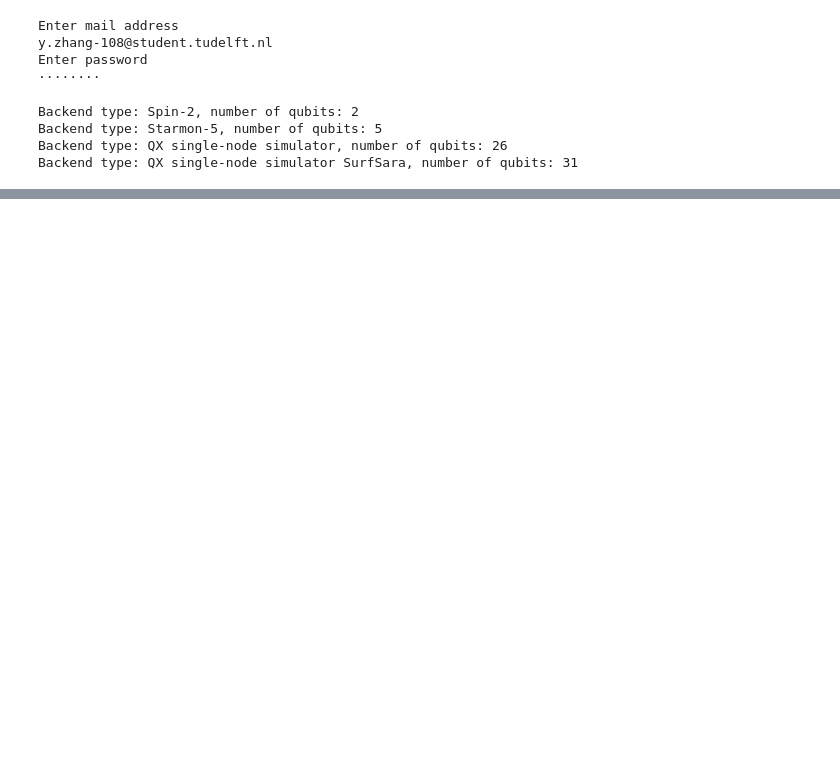
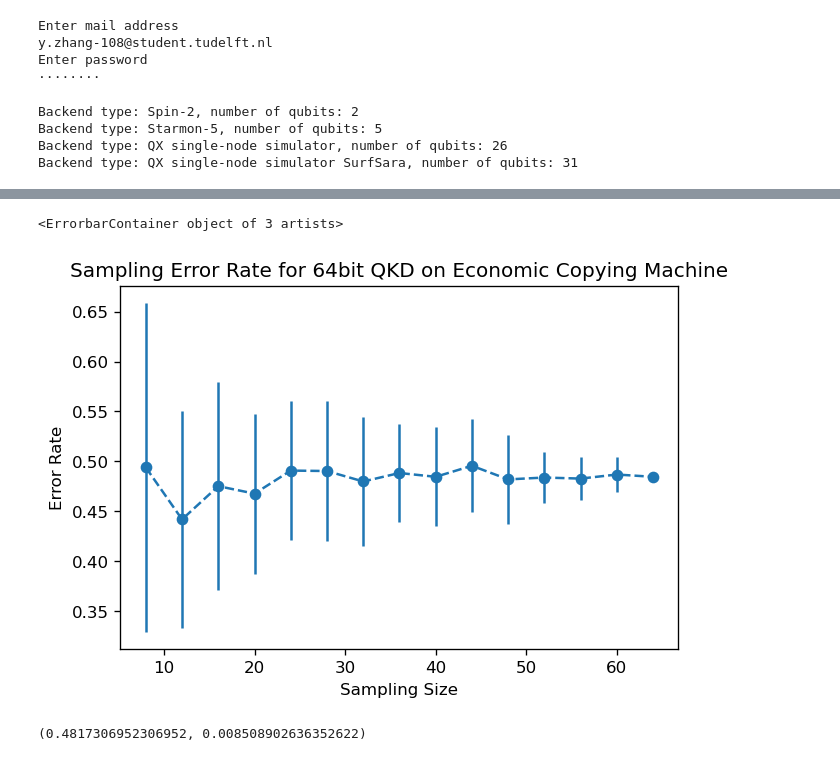
Before and after one commit to EigenSolver/QI_Project2020, a Jupyter notebook: QKD/QKD_Economic.ipynb, the cells around one changed output, grey strips where cells are left out. Cells and saved outputs as stored; diff of their text form; code cells hidden in the pictures; blank space fills up the shorter version.

```diff
--- a/QKD/QKD_Economic.ipynb
+++ b/QKD/QKD_Economic.ipynb
@@ -32,0 +87,5 @@ Backend type: QX single-node simulator SurfSara, number of qubits: 31
+# %%
+#[bin(int(i))[2:].zfill(5) for i in hist.keys()]
+@np.vectorize
+def to_XZ(i):
+    return ("Z","X")[i]
@@ -32,0 +101,23 @@ Backend type: QX single-node simulator SurfSara, number of qubits: 31
+# %%
+N_shots=1
+backend_type = qi.get_backend_type_by_name('Spin-2')
+
+data=[]
+index=0
+
+for param in zip(bitstring,bases_A,bases_B,bases_E):
+#     if index<146:
+#         index+=1
+#     else:
+    qasm=QKD_QACM_Economic(*param)
+    result = qi.execute_qasm(qasm, backend_type=backend_type, number_of_shots=N_shots)
+    key=bin(int(list(result.get('histogram', {}).keys())[0]))[2:].zfill(5)
+    hist=list(result.get('histogram', {}).values())
+    data.append(key)
+    index+=1
+
+    print(str(index)+"/"+str(n_key))
+    print("Execution time: ", result.get('execution_time_in_seconds',{}))
+    print("key:{0},bases_Alice:{1},bases_Bob:{2},bases_Eve:{3}".format(*param))
+    print(key)
+    print(hist)
@@ -32,0 +142,23 @@ Backend type: QX single-node simulator SurfSara, number of qubits: 31
+# %%
+data_sheet=DataFramet=pd.DataFrame(\
+    data=np.vstack([bitstring,to_XZ(bases_A),list(map(lambda x: x[2], np.array(data))),list(map(lambda x: x[4], np.array(data)))]).transpose(),\
+    columns=["key","bases","m_Bob","m_Eve"])
+data_sheet.head()
+
+data_sheet.to_excel("QKD_Economic_Simulation_64.xlsx")
+# %%
+X=np.arange(8,65,4)
+Y,std=sample_series(data_sheet,X,40)
+
+plt.figure(dpi=120)
+plt.xlabel("Sampling Size")
+plt.ylabel("Error Rate")
+plt.title("Sampling Error Rate for 64bit QKD on Economic Copying Machine")
+plt.errorbar(x=X,y=Y,yerr=std,marker="o",linestyle='--')
+# %% [output]
+<ErrorbarContainer object of 3 artists>
+[figure, added]
+# %%
+Y.mean(),Y.std()
+# %% [output]
+(0.4817306952306952, 0.008508902636352622)
```
Also changed, not shown: parts of 6 cells of this notebook, 16 other files.
